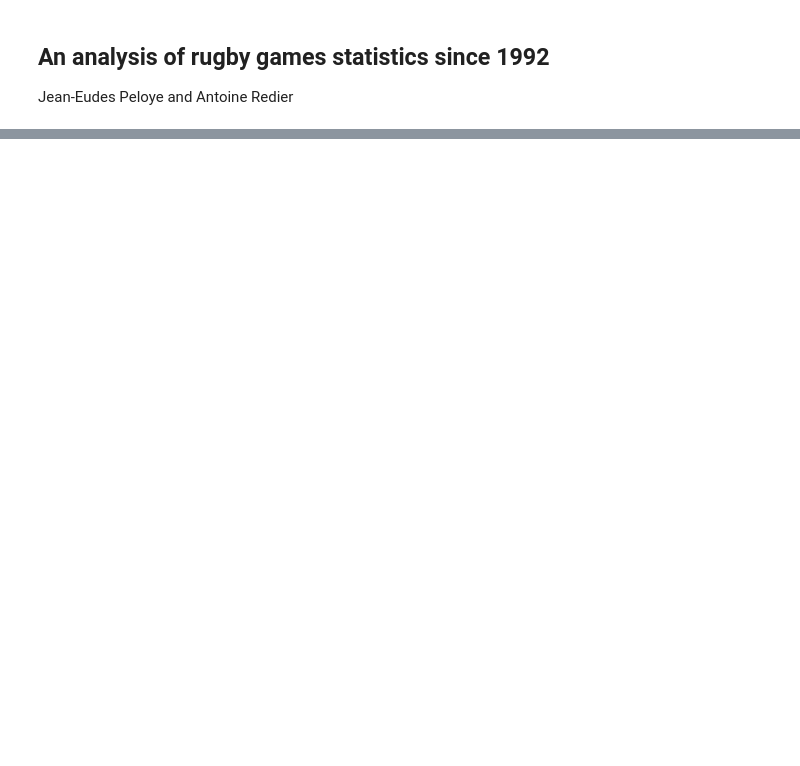
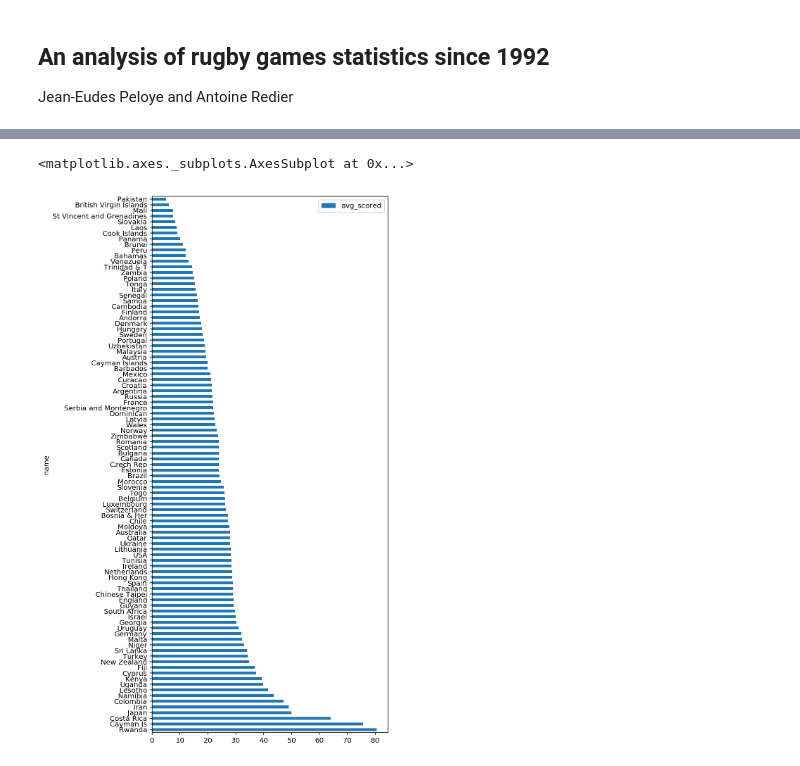
Before and after one commit to peloyeje/map536-rugby-data-scraper, a Jupyter notebook: rugby_analysis.ipynb, the cells around one changed output, grey strips where cells are left out. Drawn from its saved outputs; the diff is of its cells as text; code cells hidden in the pictures; blank space fills up the shorter version.

```diff
--- a/rugby_analysis.ipynb
+++ b/rugby_analysis.ipynb
@@ -24,0 +40,11 @@ pd.read_sql_query("SELECT * FROM matchs AS M ORDER BY M.date DESC LIMIT 10", con
+# %%
+pd.read_sql_query("""
+    SELECT M.home_team_id, T.name, COUNT(*) AS matches, SUM(M.won) AS won, AVG(MS1.scored) AS avg_scored, AVG(MS1.conceded) AS avg_conceded, (AVG(MS1.scored) - AVG(MS1.conceded)) AS avg_diff
+    FROM matchs AS M
+    INNER JOIN matchstats AS MS1 ON MS1.match_id = M.id AND MS1.team_id = M.home_team_id
+    INNER JOIN teams AS T ON T.id = M.home_team_id
+    GROUP BY T.name
+    """, conn).sort_values(by="avg_scored", ascending=False).plot(x = "name", y = "avg_scored", kind="barh", figsize=(6,14))
+# %% [output]
+<matplotlib.axes._subplots.AxesSubplot at 0x...>
+[figure, added]
```
Also changed, not shown: parts of 3 cells of this notebook.
